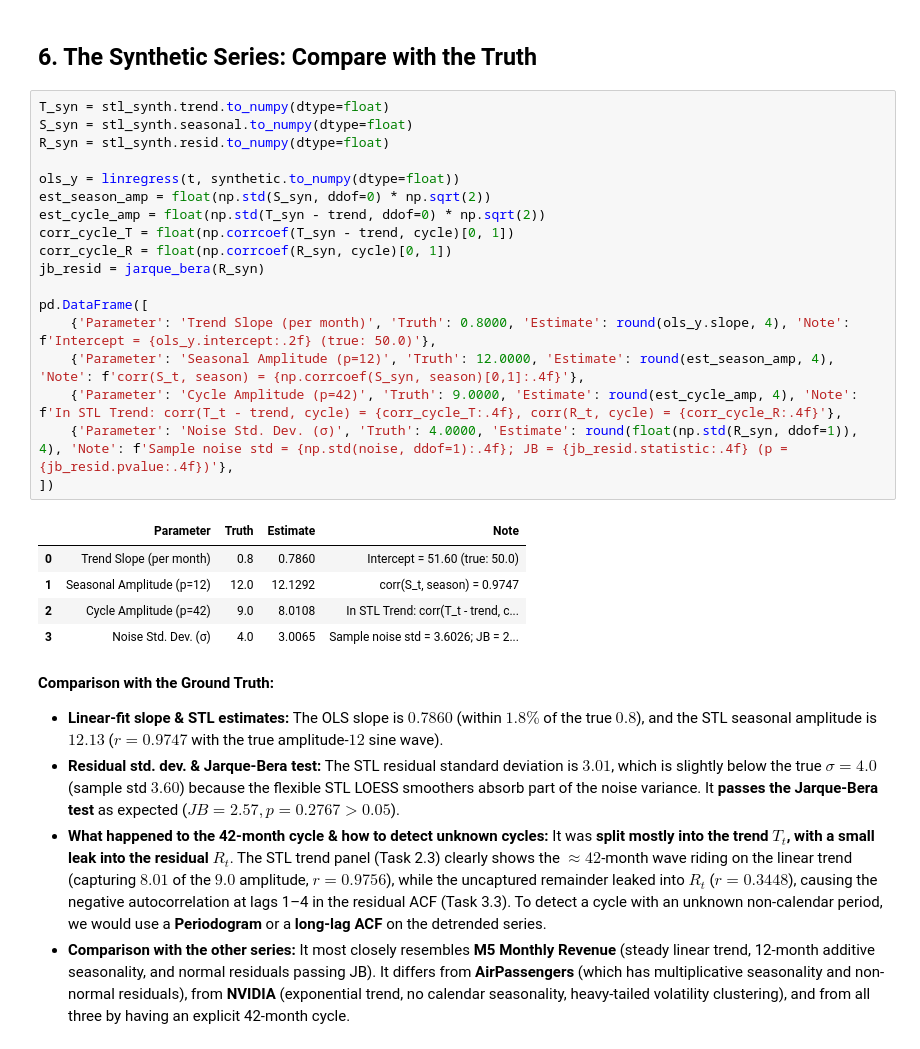
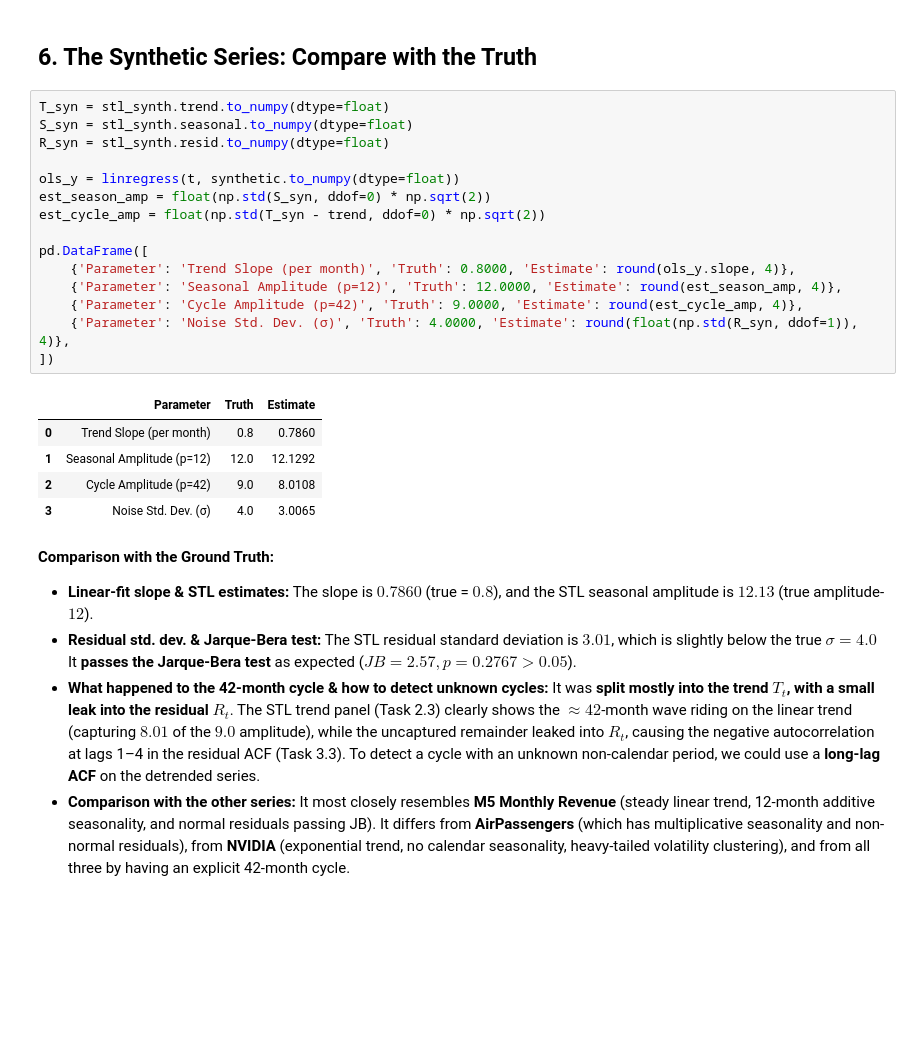
Before and after one commit to elias2304/notebooks, a Jupyter notebook: tis/hw2/hw2.ipynb, the cells around one changed output. Cells and saved outputs as stored; diff of their text form; blank space fills up the shorter version.

```diff
--- a/tis/hw2/hw2.ipynb
+++ b/tis/hw2/hw2.ipynb
@@ -719,30 +717,27 @@ pd.DataFrame([res_m5_nl])
 # %%
 T_syn = stl_synth.trend.to_numpy(dtype=float)
 S_syn = stl_synth.seasonal.to_numpy(dtype=float)
 R_syn = stl_synth.resid.to_numpy(dtype=float)
 
 ols_y = linregress(t, synthetic.to_numpy(dtype=float))
 est_season_amp = float(np.std(S_syn, ddof=0) * np.sqrt(2))
 est_cycle_amp = float(np.std(T_syn - trend, ddof=0) * np.sqrt(2))
-corr_cycle_T = float(np.corrcoef(T_syn - trend, cycle)[0, 1])
-corr_cycle_R = float(np.corrcoef(R_syn, cycle)[0, 1])
-jb_resid = jarque_bera(R_syn)
 
 pd.DataFrame([
-    {'Parameter': 'Trend Slope (per month)', 'Truth': 0.8000, 'Estimate': round(ols_y.slope, 4), 'Note': f'Intercept = {ols_y.intercept:.2f} (true: 50.0)'},
-    {'Parameter': 'Seasonal Amplitude (p=12)', 'Truth': 12.0000, 'Estimate': round(est_season_amp, 4), 'Note': f'corr(S_t, season) = {np.corrcoef(S_syn, season)[0,1]:.4f}'},
-    {'Parameter': 'Cycle Amplitude (p=42)', 'Truth': 9.0000, 'Estimate': round(est_cycle_amp, 4), 'Note': f'In STL Trend: corr(T_t - trend, cycle) = {corr_cycle_T:.4f}, corr(R_t, cycle) = {corr_cycle_R:.4f}'},
-    {'Parameter': 'Noise Std. Dev. (σ)', 'Truth': 4.0000, 'Estimate': round(float(np.std(R_syn, ddof=1)), 4), 'Note': f'Sample noise std = {np.std(noise, ddof=1):.4f}; JB = {jb_resid.statistic:.4f} (p = {jb_resid.pvalue:.4f})'},
+    {'Parameter': 'Trend Slope (per month)', 'Truth': 0.8000, 'Estimate': round(ols_y.slope, 4)},
+    {'Parameter': 'Seasonal Amplitude (p=12)', 'Truth': 12.0000, 'Estimate': round(est_season_amp, 4)},
+    {'Parameter': 'Cycle Amplitude (p=42)', 'Truth': 9.0000, 'Estimate': round(est_cycle_amp, 4)},
+    {'Parameter': 'Noise Std. Dev. (σ)', 'Truth': 4.0000, 'Estimate': round(float(np.std(R_syn, ddof=1)), 4)},
 ])
 # %% [output]
-|  | Parameter | Truth | Estimate | Note |
-| 0 | Trend Slope (per month) | 0.8 | 0.7860 | Intercept = 51.60 (true: 50.0) |
-| 1 | Seasonal Amplitude (p=12) | 12.0 | 12.1292 | corr(S_t, season) = 0.9747 |
-| 2 | Cycle Amplitude (p=42) | 9.0 | 8.0108 | In STL Trend: corr(T_t - trend, c... |
-| 3 | Noise Std. Dev. (σ) | 4.0 | 3.0065 | Sample noise std = 3.6026; JB = 2... |
+|  | Parameter | Truth | Estimate |
+| 0 | Trend Slope (per month) | 0.8 | 0.7860 |
+| 1 | Seasonal Amplitude (p=12) | 12.0 | 12.1292 |
+| 2 | Cycle Amplitude (p=42) | 9.0 | 8.0108 |
+| 3 | Noise Std. Dev. (σ) | 4.0 | 3.0065 |
 # %% [markdown]
 **Comparison with the Ground Truth:**
-- **Linear-fit slope & STL estimates:** The OLS slope is **$0.7860$** (within $1.8\%$ of the true $0.8$), and the STL seasonal amplitude is **$12.13$** ($r = 0.9747$ with the true amplitude-$12$ sine wave).
-- **Residual std. dev. & Jarque-Bera test:** The STL residual standard deviation is **$3.01$**, which is slightly below the true $\sigma = 4.0$ (sample std $3.60$) because the flexible STL LOESS smoothers absorb part of the noise variance. It **passes the Jarque-Bera test** as expected ($JB = 2.57, p = 0.2767 > 0.05$).
-- **What happened to the 42-month cycle & how to detect unknown cycles:** It was **split mostly into the trend $T_t$, with a small leak into the residual $R_t$**. The STL trend panel (Task 2.3) clearly shows the $\approx 42$-month wave riding on the linear trend (capturing $8.01$ of the $9.0$ amplitude, $r = 0.9756$), while the uncaptured remainder leaked into $R_t$ ($r = 0.3448$), causing the negative autocorrelation at lags 1–4 in the residual ACF (Task 3.3). To detect a cycle with an unknown non-calendar period, we would use a **Periodogram** or a **long-lag ACF** on the detrended series.
+- **Linear-fit slope & STL estimates:** The slope is **$0.7860$** (true = $0.8$), and the STL seasonal amplitude is **$12.13$** (true amplitude-$12$).
+- **Residual std. dev. & Jarque-Bera test:** The STL residual standard deviation is **$3.01$**, which is slightly below the true $\sigma = 4.0$ It **passes the Jarque-Bera test** as expected ($JB = 2.57, p = 0.2767 > 0.05$).
+- **What happened to the 42-month cycle & how to detect unknown cycles:** It was **split mostly into the trend $T_t$, with a small leak into the residual $R_t$**. The STL trend panel (Task 2.3) clearly shows the $\approx 42$-month wave riding on the linear trend (capturing $8.01$ of the $9.0$ amplitude), while the uncaptured remainder leaked into $R_t$, causing the negative autocorrelation at lags 1–4 in the residual ACF (Task 3.3). To detect a cycle with an unknown non-calendar period, we could use a **long-lag ACF** on the detrended series.
 - **Comparison with the other series:** It most closely resembles **M5 Monthly Revenue** (steady linear trend, 12-month additive seasonality, and normal residuals passing JB). It differs from **AirPassengers** (which has multiplicative seasonality and non-normal residuals), from **NVIDIA** (exponential trend, no calendar seasonality, heavy-tailed volatility clustering), and from all three by having an explicit 42-month cycle.
```
Also changed, not shown: parts of 5 cells of this notebook, 1 other file.
